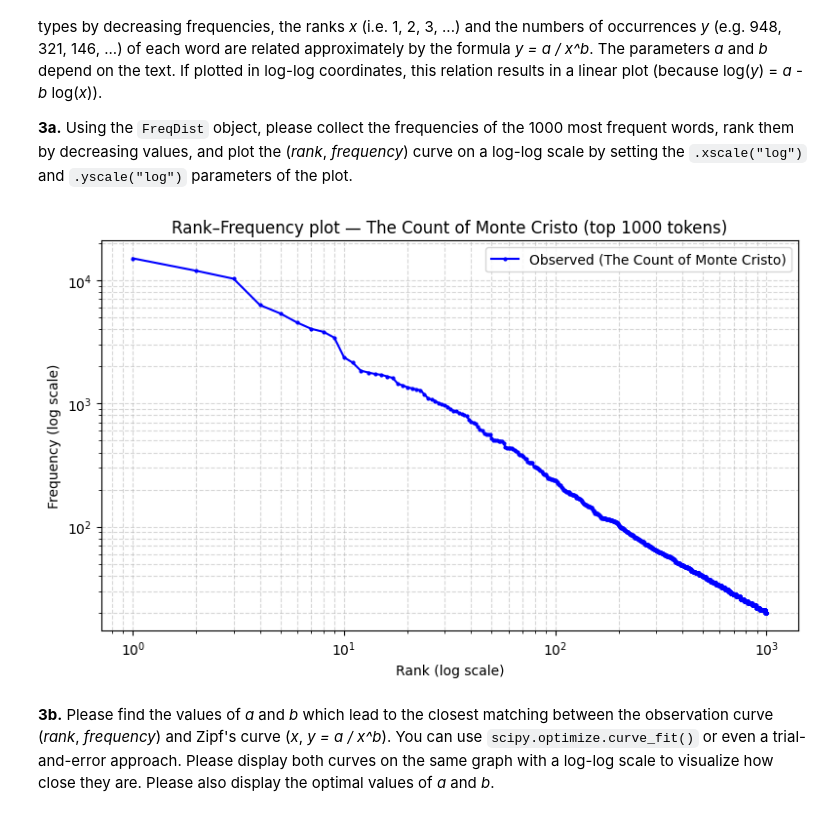
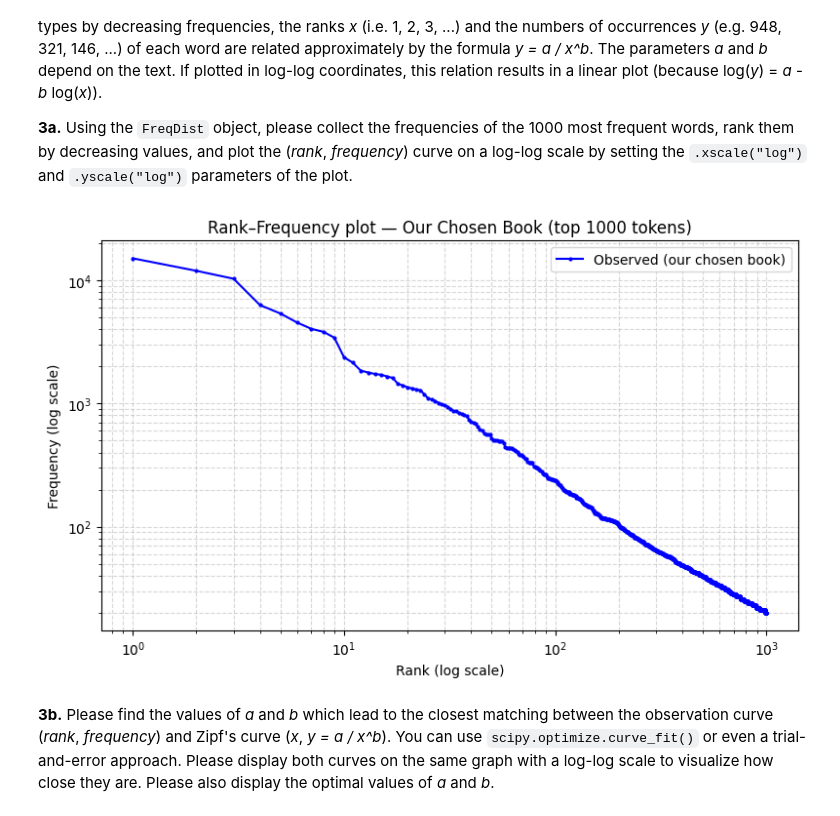
Before and after one commit to pdsalus/AdvNLP_projects, a Jupyter notebook: Lab_1/MSE_AdvNLP_Lab1_student_magilolg_saluspio.ipynb, the cells around one changed output. Cells and saved outputs as stored; diff of their text form; code cells hidden in the pictures.

```diff
--- a/Lab_1/MSE_AdvNLP_Lab1_student_magilolg_saluspio.ipynb
+++ b/Lab_1/MSE_AdvNLP_Lab1_student_magilolg_saluspio.ipynb
@@ -174,7 +191,7 @@ line breaks in step 1b clearly helped by giving NLTK proper sentence-length cont
 # %%
 # Please write your Python code in this cell and execute it.
 
-output_file = 'monte_cristo_sentences.txt'
+output_file = 'sentences.txt'
 
 with open(output_file, 'w', encoding='utf-8') as f:
     for sent in sentences:
@@ -363,23 +379,23 @@ import numpy as np
 # %%
 # Please write your Python code in this cell and execute it.
 
 top1000 = fdist.most_common(1000)
 ranks = np.arange(1, len(top1000) + 1)
 freqs = np.array([f for _, f in top1000])
 
 plt.figure(figsize=(8, 5))
-plt.plot(ranks, freqs, 'b-o', markersize=2, label='Observed (The Count of Monte Cristo)')
+plt.plot(ranks, freqs, 'b-o', markersize=2, label='Observed (our chosen book)')
 plt.xscale('log')
 plt.yscale('log')
 plt.xlabel('Rank (log scale)')
 plt.ylabel('Frequency (log scale)')
-plt.title('Rank–Frequency plot — The Count of Monte Cristo (top 1000 tokens)')
+plt.title('Rank–Frequency plot — Our Chosen Book (top 1000 tokens)')
 plt.legend()
 plt.grid(True, which='both', linestyle='--', alpha=0.5)
 plt.tight_layout()
 plt.show()
 # %% [output]
-[figure, old version]
+[figure, new version]
 # %% [markdown]
 **3b.** Please find the values of *a* and *b* which lead to the closest matching between the observation curve (*rank*, *frequency*) and Zipf's curve (*x*, *y = a / x^b*).  You can use `scipy.optimize.curve_fit()` or even a trial-and-error approach.  Please display both curves on the same graph with a log-log scale to visualize how close they are.  Please also display the optimal values of *a* and *b*.
 # %%
```
Also changed, not shown: parts of 17 cells of this notebook, 5 other files.
